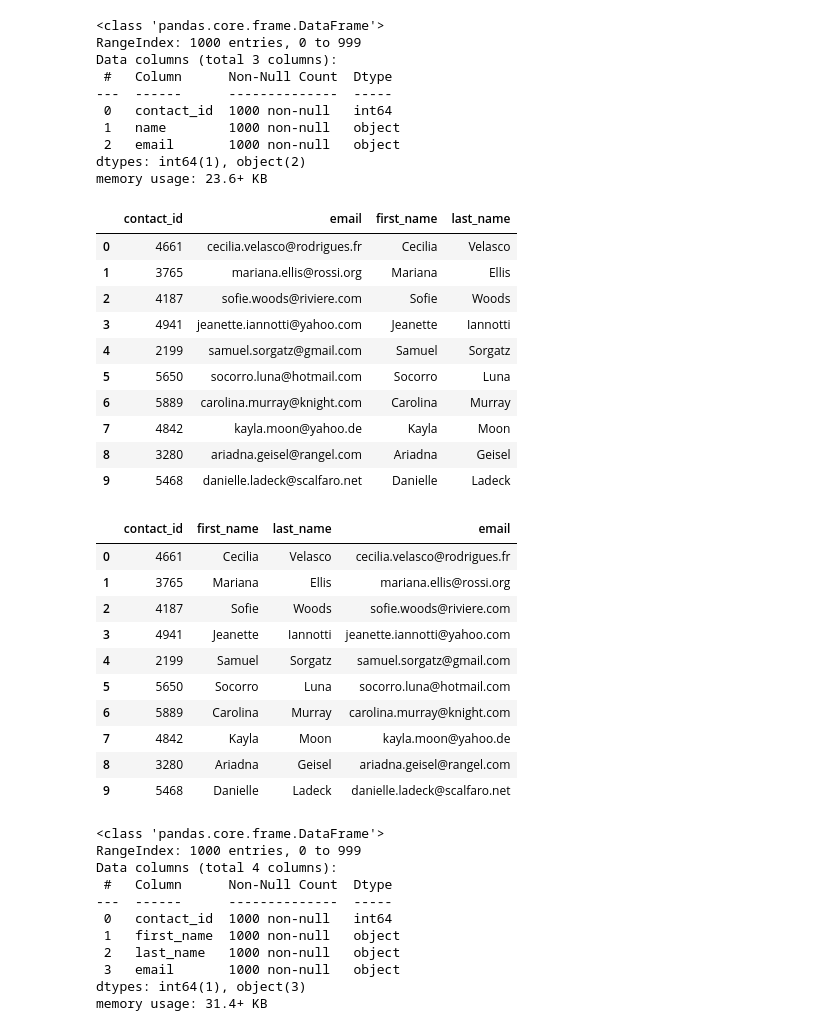
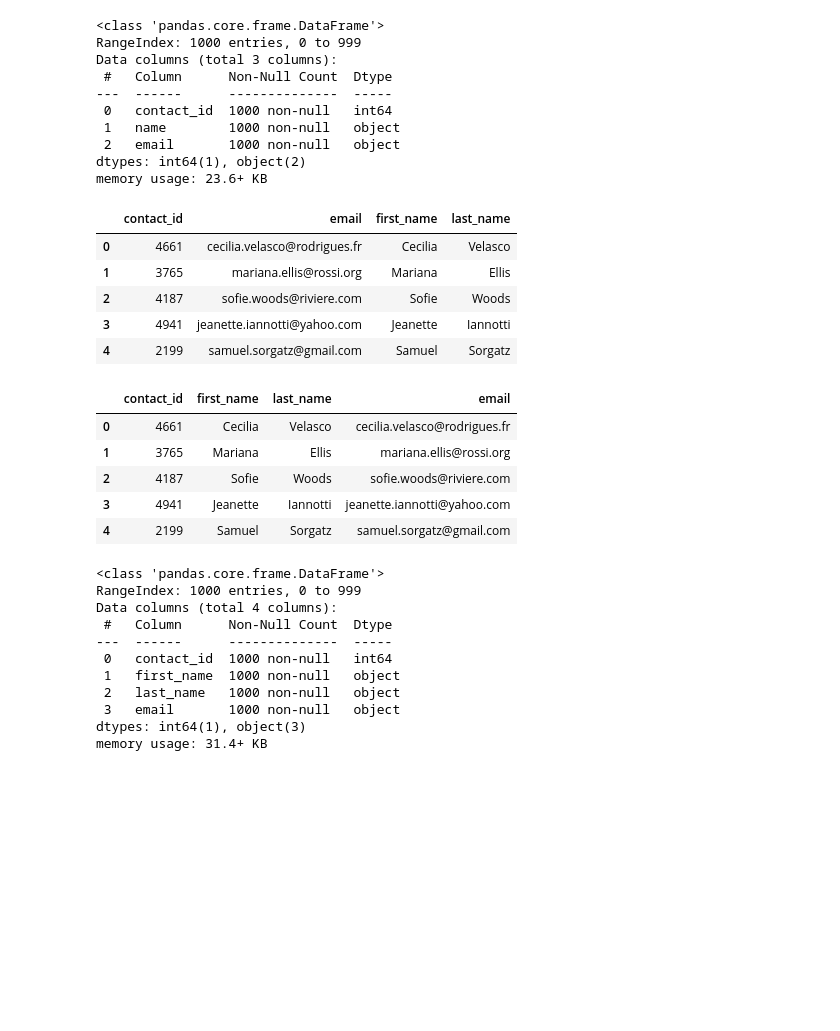
Before and after one commit to Wynton0535/Crowdfunding_ETL, a Jupyter notebook: ETL_Mini_Project_DBardan_MRodriguez.ipynb, the cells around one changed output. Drawn from its saved outputs; the diff is of its cells as text; code cells hidden in the pictures; blank space fills up the shorter version.

```diff
--- a/ETL_Mini_Project_DBardan_MRodriguez.ipynb
+++ b/ETL_Mini_Project_DBardan_MRodriguez.ipynb
@@ -346,0 +316,19 @@ print(dict_values)
+# %%
+# Iterate through the contact_info_df and convert each row to a dictionary
+dict_values = []
+for i, row in contact_info_df.iterrows():
+    data = row[0]
+    if pd.isna(data) or data.strip() == "":
+        print(f"Skipping row {i} due to empty or invalid JSON data")
+        continue
+    try:
+        converted_data = json.loads(data)
+
+        # Append the dictionary values to the list
+        row_values = [v for v in converted_data.values()]
+        dict_values.append(row_values)
+    except json.JSONDecodeError as e:
+        print(f"Error parsing JSON in row {i}: {e}")
+
+# Print out the list of values for each row
+print(dict_values)
@@ -347,6 +338,8 @@ print(dict_values)
 # %%
-# Create a contact_info DataFrame and add each list of values, i.e., each row
-# to the 'contact_id', 'name', 'email' columns.
+# Create a contact_info DataFrame and add each list of values, i.e., each row to the 'contact_id', 'name', 'email' columns
+columns = ["contact_id", "name", "email"]
+contact_df = pd.DataFrame(dict_values, columns = columns)
+contact_df.head()
 # %% [output]
 |  | contact_id | name | email |
 | 0 | 4661 | Cecilia Velasco | cecilia.velasco@rodrigues.fr |
@@ -368,24 +362,23 @@ Data columns (total 3 columns):
 dtypes: int64(1), object(2)
 memory usage: 23.6+ KB
 # %%
-# Create a "first"name" and "last_name" column with the first and last names from the "name" column.
-
+# Create a "first"name" and "last_name" column with the first and last names from the "name" column
+contact_df[["first_name", "last_name"]] = contact_df["name"].str.split(' ' , expand=True)
 
 # Drop the contact_name column
+contact_df.drop(columns=["name"], inplace=True)
+contact_df.head()
 # %% [output]
 |  | contact_id | email | first_name | last_name |
 | 0 | 4661 | cecilia.velasco@rodrigues.fr | Cecilia | Velasco |
 | 1 | 3765 | mariana.ellis@rossi.org | Mariana | Ellis |
 | 2 | 4187 | sofie.woods@riviere.com | Sofie | Woods |
 | 3 | 4941 | jeanette.iannotti@yahoo.com | Jeanette | Iannotti |
 | 4 | 2199 | samuel.sorgatz@gmail.com | Samuel | Sorgatz |
-| 5 | 5650 | socorro.luna@hotmail.com | Socorro | Luna |
-| 6 | 5889 | carolina.murray@knight.com | Carolina | Murray |
-| 7 | 4842 | kayla.moon@yahoo.de | Kayla | Moon |
-| 8 | 3280 | ariadna.geisel@rangel.com | Ariadna | Geisel |
-| 9 | 5468 | danielle.ladeck@scalfaro.net | Danielle | Ladeck |
 # %%
 # Reorder the columns
+contacts_df_clean = contact_df[["contact_id", "first_name", "last_name", "email"]]
+contacts_df_clean.head()
 # %% [output]
 |  | contact_id | first_name | last_name | email |
 | 0 | 4661 | Cecilia | Velasco | cecilia.velasco@rodrigues.fr |
@@ -393,9 +386,4 @@ memory usage: 23.6+ KB
 | 2 | 4187 | Sofie | Woods | sofie.woods@riviere.com |
 | 3 | 4941 | Jeanette | Iannotti | jeanette.iannotti@yahoo.com |
 | 4 | 2199 | Samuel | Sorgatz | samuel.sorgatz@gmail.com |
-| 5 | 5650 | Socorro | Luna | socorro.luna@hotmail.com |
-| 6 | 5889 | Carolina | Murray | carolina.murray@knight.com |
-| 7 | 4842 | Kayla | Moon | kayla.moon@yahoo.de |
-| 8 | 3280 | Ariadna | Geisel | ariadna.geisel@rangel.com |
-| 9 | 5468 | Danielle | Ladeck | danielle.ladeck@scalfaro.net |
 # %%
```
Also changed, not shown: parts of 35 cells of this notebook, 3 other files.
